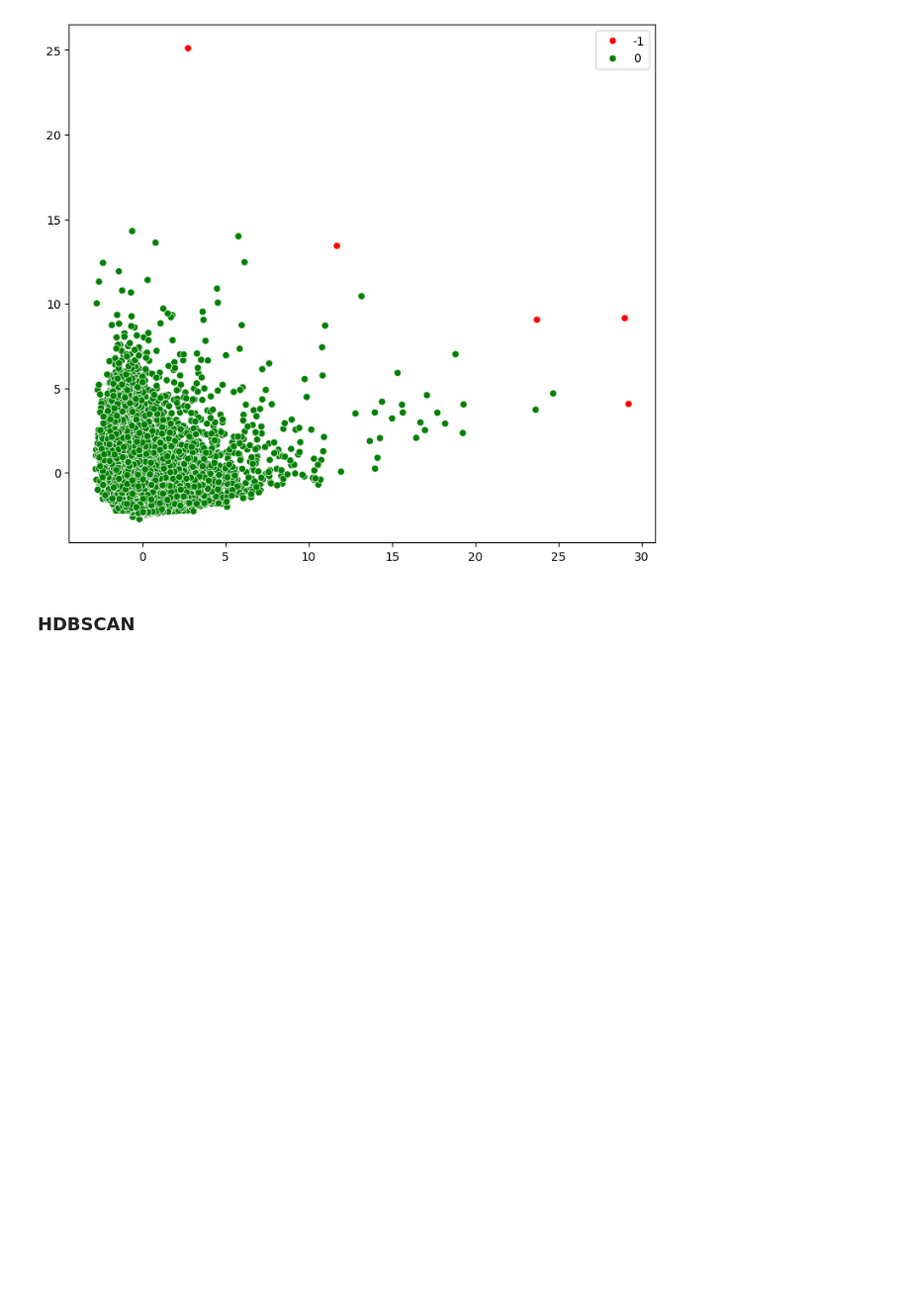
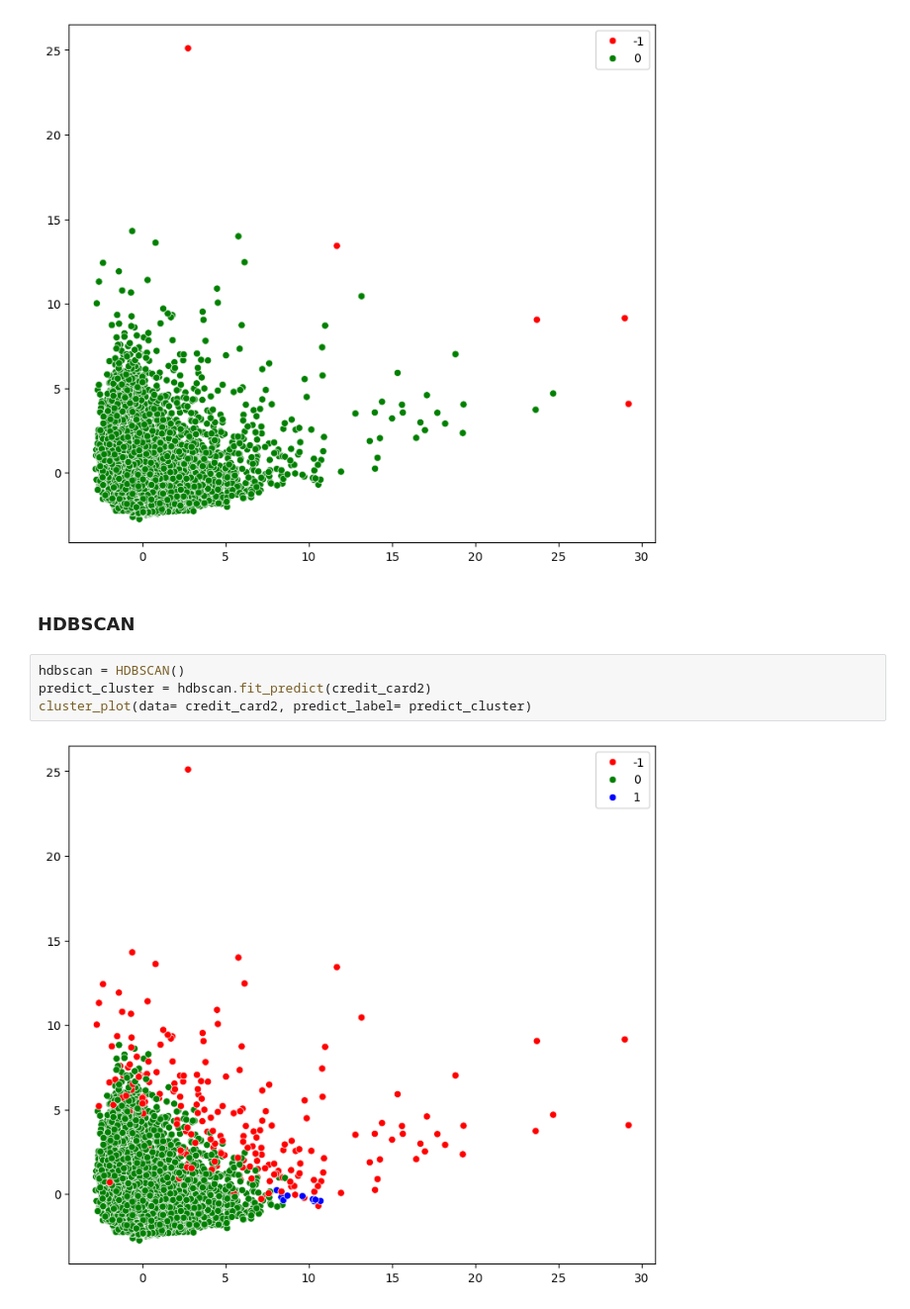
Before and after one commit to notfakearcher/yanjun, a Jupyter notebook: 01_topics/machine_learning/unsupervised learning /spectral.ipynb, the cells around one changed output. Shown at 99% size. Drawn from its saved outputs; the diff is of its cells as text; blank space fills up the shorter version.

```diff
--- a/01_topics/machine_learning/unsupervised learning /spectral.ipynb
+++ b/01_topics/machine_learning/unsupervised learning /spectral.ipynb
@@ -256,3 +255,9 @@ cluster_plot(data = credit_card2, predict_label = predict_cluster)
 [figure]
 # %% [markdown]
 ### HDBSCAN
+# %%
+hdbscan = HDBSCAN()
+predict_cluster = hdbscan.fit_predict(credit_card2)
+cluster_plot(data= credit_card2, predict_label= predict_cluster)
+# %% [output]
+[figure, added]
```
Also changed, not shown: parts of 16 cells of this notebook, 1 other file.
